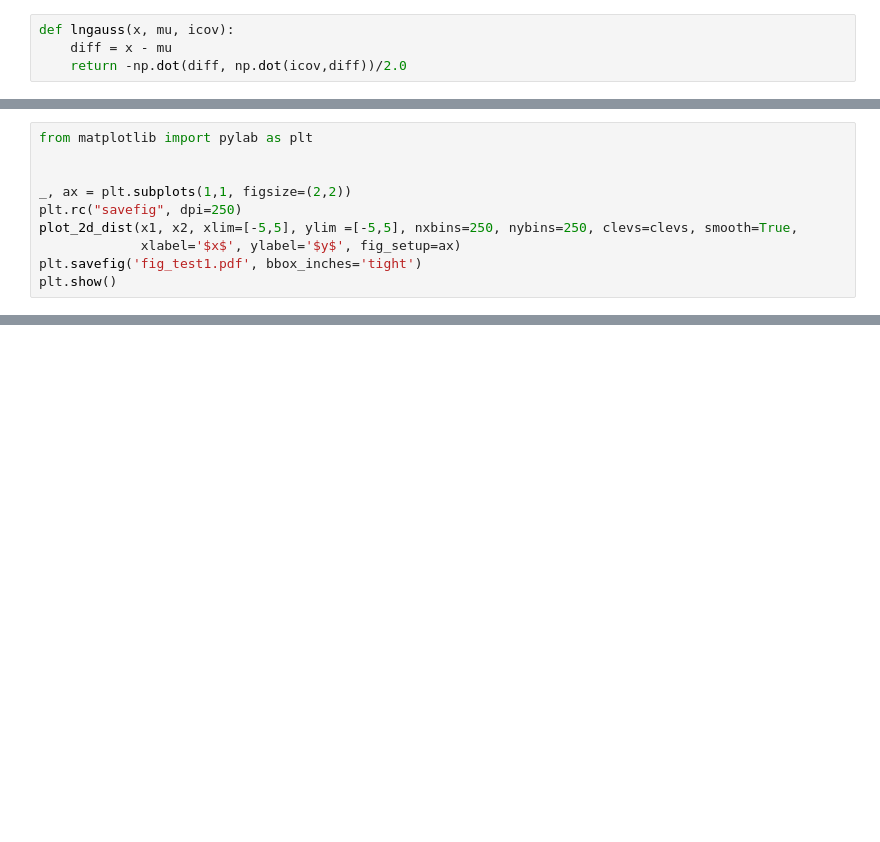
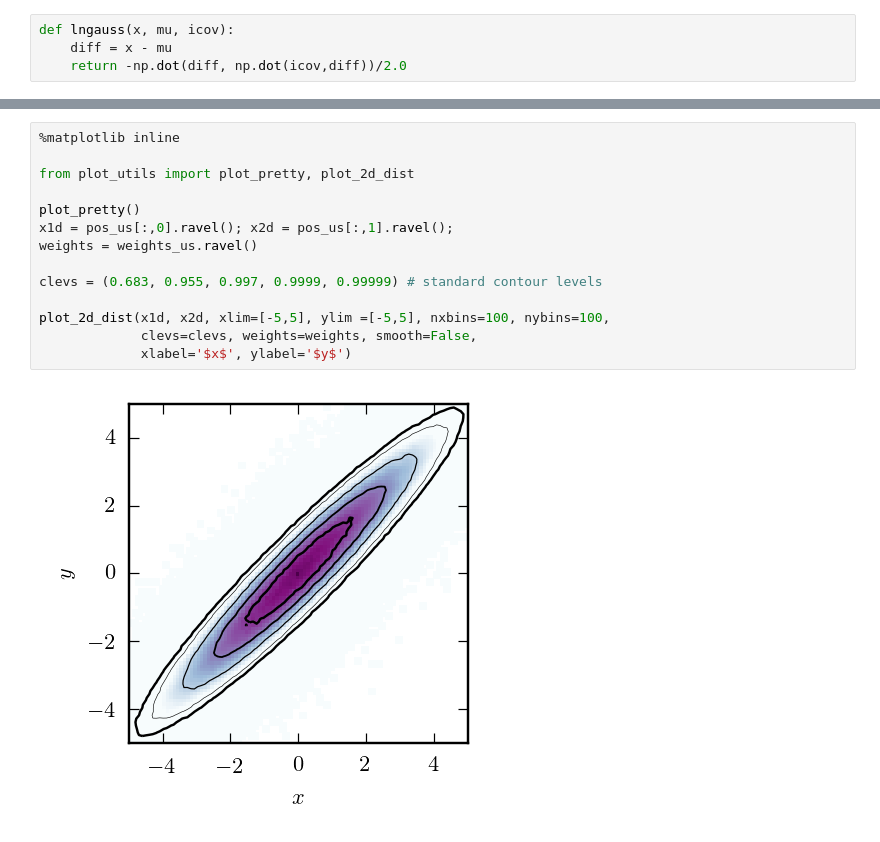
Before and after one commit to LucasBJ/notebooks, a Jupyter notebook: 161123_us_port/us_test.ipynb, the cells around one changed output, grey strips where cells are left out. Drawn from its saved outputs; the diff is of its cells as text; blank space fills up the shorter version.

Commit message:
updated us_test

```diff
--- a/161123_us_port/us_test.ipynb
+++ b/161123_us_port/us_test.ipynb
@@ -283,10 +284,0 @@ plot_2d_dist(x1, x2, xlim=[-5,5], ylim =[-5,5], nxbins=50, nybins=50, clevs=clev
-# %%
-from matplotlib import pylab as plt
-
-
-_, ax = plt.subplots(1,1, figsize=(2,2))
-plt.rc("savefig", dpi=250)
-plot_2d_dist(x1, x2, xlim=[-5,5], ylim =[-5,5], nxbins=250, nybins=250, clevs=clevs, smooth=True,
-             xlabel='$x$', ylabel='$y$', fig_setup=ax)
-plt.savefig('fig_test1.pdf', bbox_inches='tight')
-plt.show()
@@ -294,0 +352,16 @@ plt.show()
+# %%
+%matplotlib inline
+
+from plot_utils import plot_pretty, plot_2d_dist
+
+plot_pretty()
+x1d = pos_us[:,0].ravel(); x2d = pos_us[:,1].ravel();
+weights = weights_us.ravel()
+
+clevs = (0.683, 0.955, 0.997, 0.9999, 0.99999) # standard contour levels
+
+plot_2d_dist(x1d, x2d, xlim=[-5,5], ylim =[-5,5], nxbins=100, nybins=100,
+             clevs=clevs, weights=weights, smooth=False,
+             xlabel='$x$', ylabel='$y$')
+# %% [output]
+[figure, added]
```
Also changed, not shown: parts of 8 cells of this notebook.
